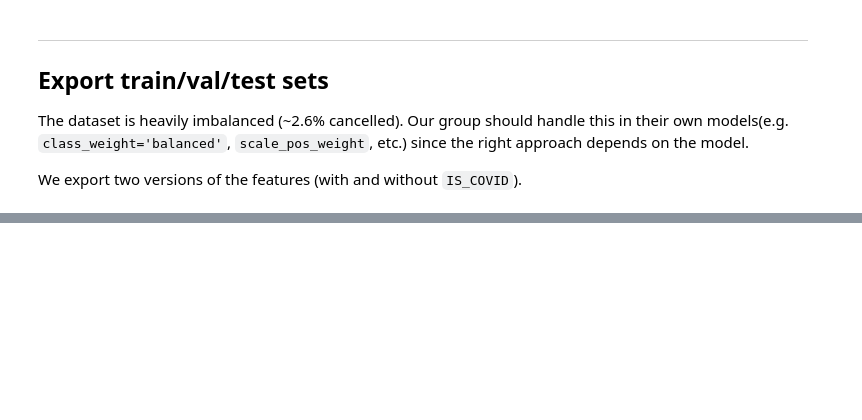
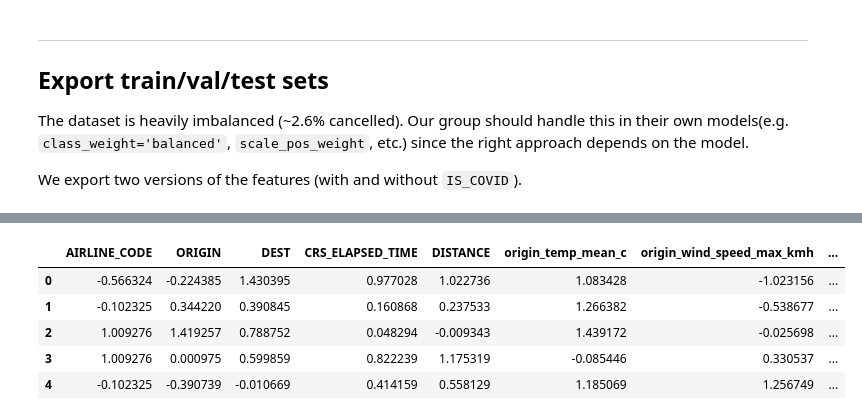
Before and after one commit to ZharlieSineFine/Flight-Cancellation-Classification---CS610-Applied-Machine-Learning-G2-Group-Project, a Jupyter notebook: Charlie/charlie_data_pipeline.ipynb, the cells around one changed output, grey strips where cells are left out. Drawn from its saved outputs; the diff is of its cells as text; code cells hidden in the pictures; blank space fills up the shorter version.

```diff
--- a/Charlie/charlie_data_pipeline.ipynb
+++ b/Charlie/charlie_data_pipeline.ipynb
@@ -401,0 +415,9 @@ Exported to artifacts/:
+# %%
+display(X_val_no_covid.head())
+# %% [output]
+|  | AIRLINE_CODE | ORIGIN | DEST | CRS_ELAPSED_TIME | DISTANCE | origin_temp_mean_c | origin_wind_speed_max_kmh | ... |
+| 0 | -0.566324 | -0.224385 | 1.430395 | 0.977028 | 1.022736 | 1.083428 | -1.023156 | ... |
+| 1 | -0.102325 | 0.344220 | 0.390845 | 0.160868 | 0.237533 | 1.266382 | -0.538677 | ... |
+| 2 | 1.009276 | 1.419257 | 0.788752 | 0.048294 | -0.009343 | 1.439172 | -0.025698 | ... |
+| 3 | 1.009276 | 0.000975 | 0.599859 | 0.822239 | 1.175319 | -0.085446 | 0.330537 | ... |
+| 4 | -0.102325 | -0.390739 | -0.010669 | 0.414159 | 0.558129 | 1.185069 | 1.256749 | ... |
```
Also changed, not shown: parts of 7 cells of this notebook, 9 other files.
